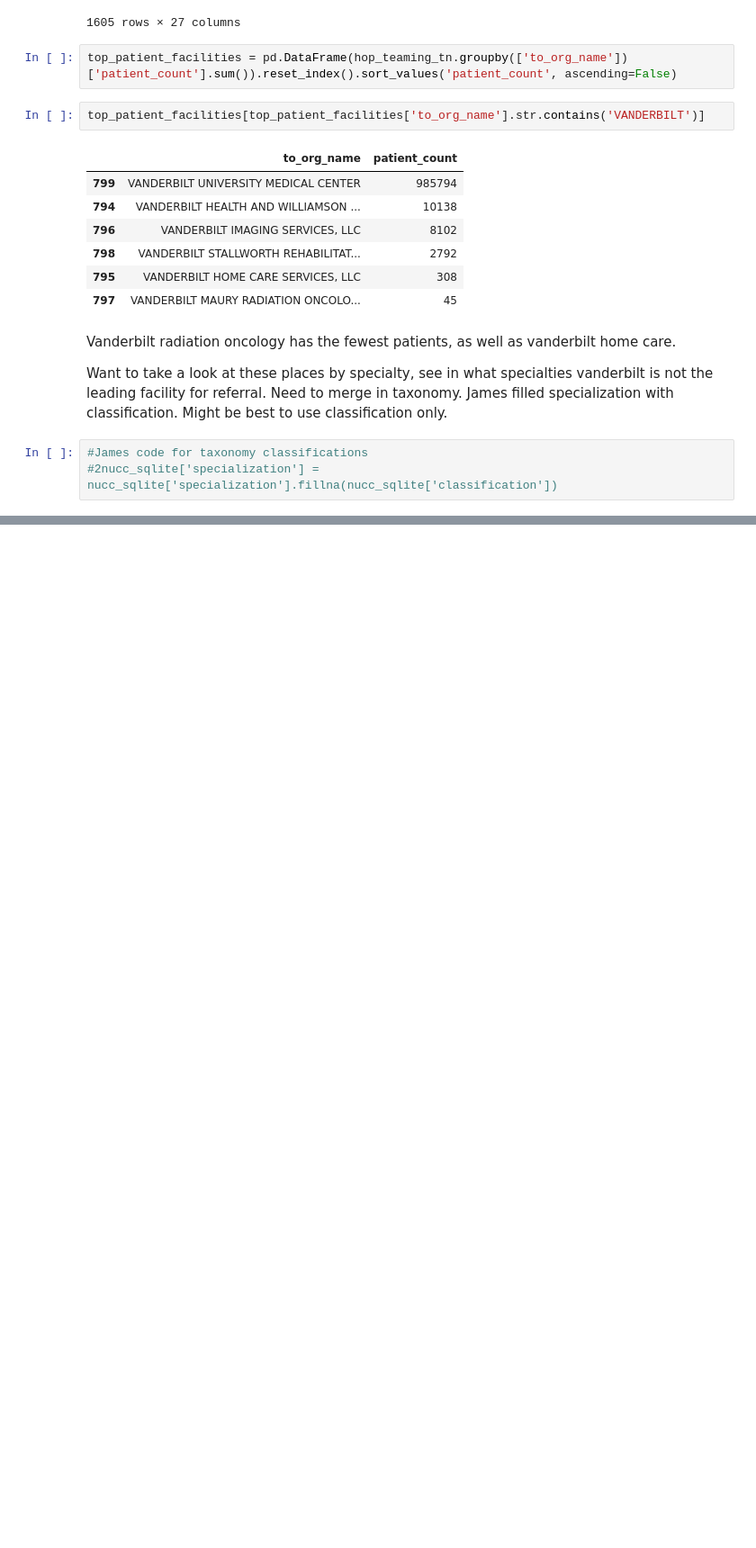
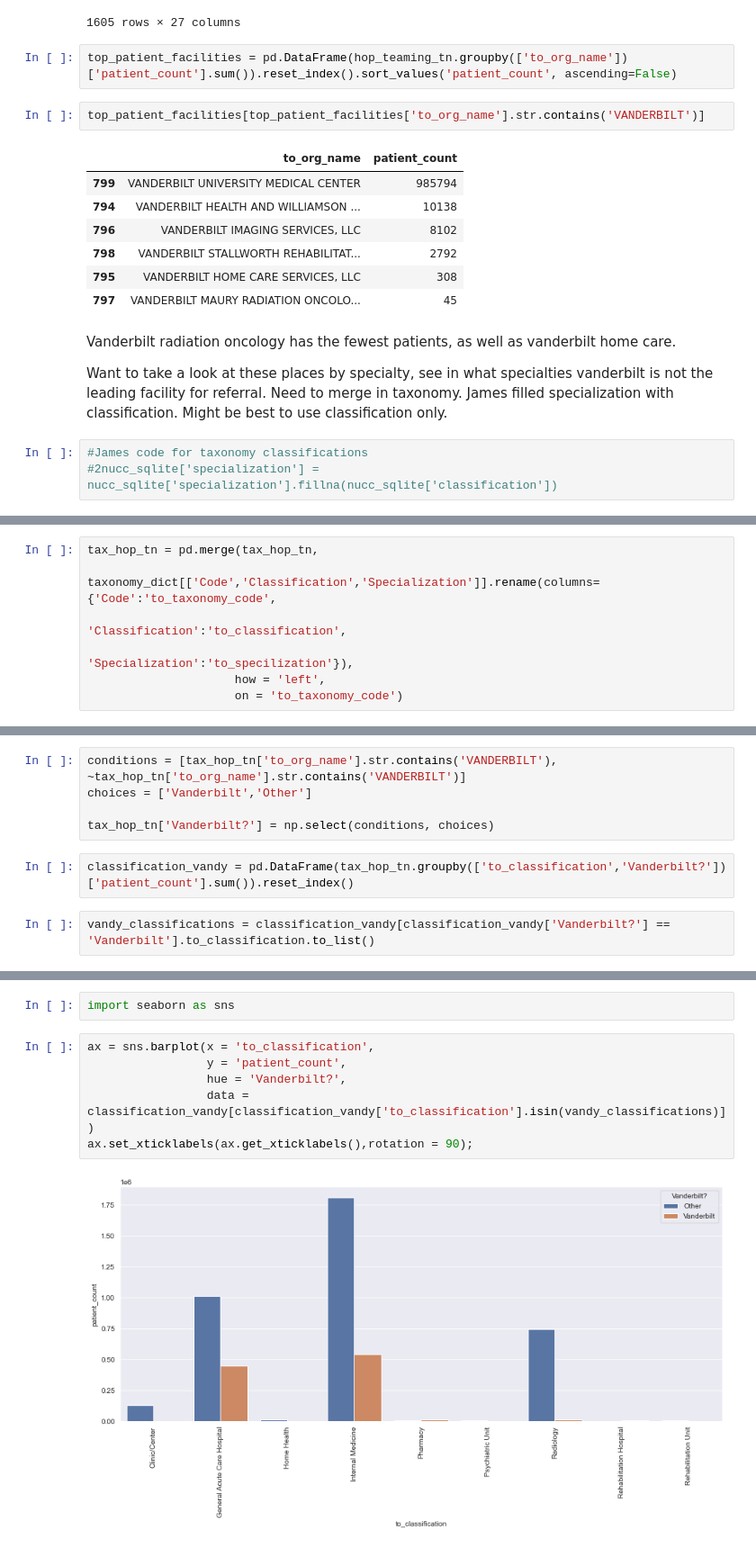
Before and after one commit to nss-data-science-cohort-5/hop_team-hot_pretzels, a Jupyter notebook: hop_teaming_analysis.ipynb, the cells around one changed output, grey strips where cells are left out. Shown at 90% size. Cells and saved outputs as stored; diff of their text form; blank space fills up the shorter version.

```diff
--- a/hop_teaming_analysis.ipynb
+++ b/hop_teaming_analysis.ipynb
@@ -417,0 +443,7 @@ Want to take a look at these places by specialty, see in what specialties vander
+# %%
+tax_hop_tn = pd.merge(tax_hop_tn,
+                     taxonomy_dict[['Code','Classification','Specialization']].rename(columns={'Code':'to_taxonomy_code',
+                                                                          'Classification':'to_classification',
+                                                                          'Specialization':'to_specilization'}),
+                     how = 'left',
+                     on = 'to_taxonomy_code')
@@ -417,0 +466,9 @@ Want to take a look at these places by specialty, see in what specialties vander
+# %%
+conditions = [tax_hop_tn['to_org_name'].str.contains('VANDERBILT'), ~tax_hop_tn['to_org_name'].str.contains('VANDERBILT')]
+choices = ['Vanderbilt','Other']
+
+tax_hop_tn['Vanderbilt?'] = np.select(conditions, choices)
+# %%
+classification_vandy = pd.DataFrame(tax_hop_tn.groupby(['to_classification','Vanderbilt?'])['patient_count'].sum()).reset_index()
+# %%
+vandy_classifications = classification_vandy[classification_vandy['Vanderbilt?'] == 'Vanderbilt'].to_classification.to_list()
@@ -417,0 +507,10 @@ Want to take a look at these places by specialty, see in what specialties vander
+# %%
+import seaborn as sns
+# %%
+ax = sns.barplot(x = 'to_classification',
+                 y = 'patient_count',
+                 hue = 'Vanderbilt?',
+                 data = classification_vandy[classification_vandy['to_classification'].isin(vandy_classifications)])
+ax.set_xticklabels(ax.get_xticklabels(),rotation = 90);
+# %% [output]
+[figure, added]
```
Also changed, not shown: parts of 42 cells of this notebook.
